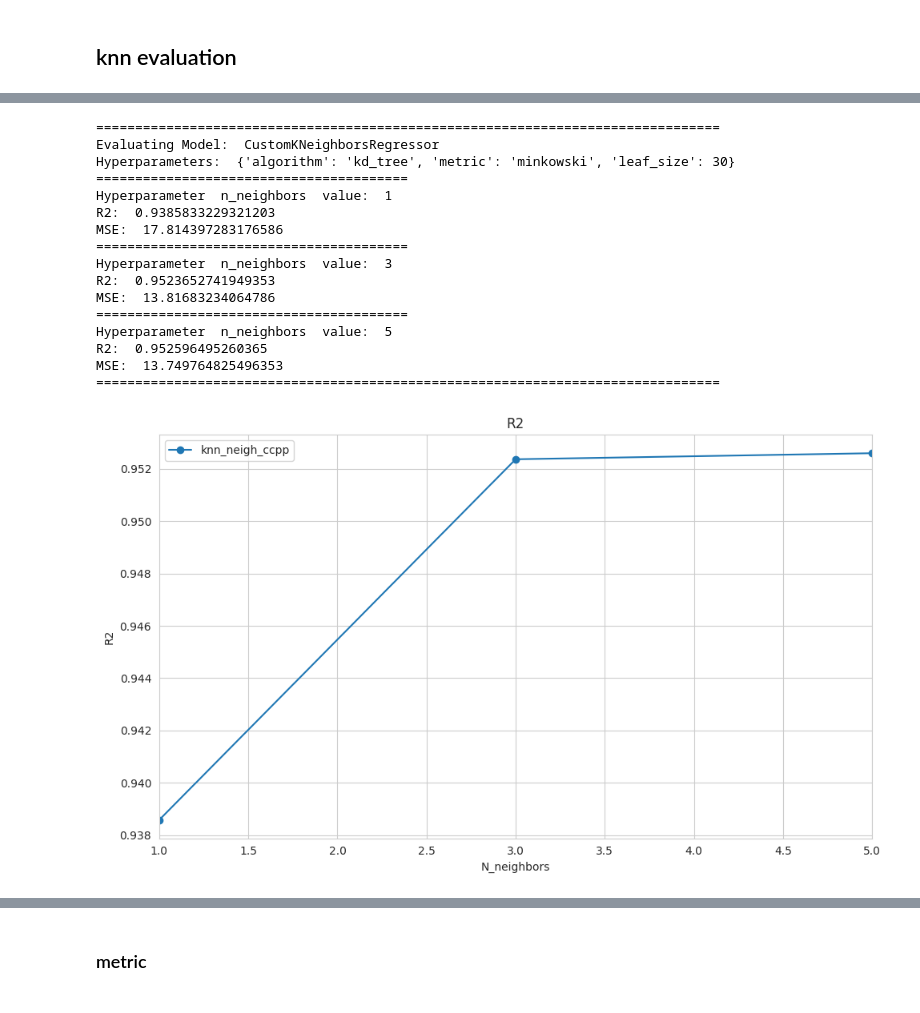
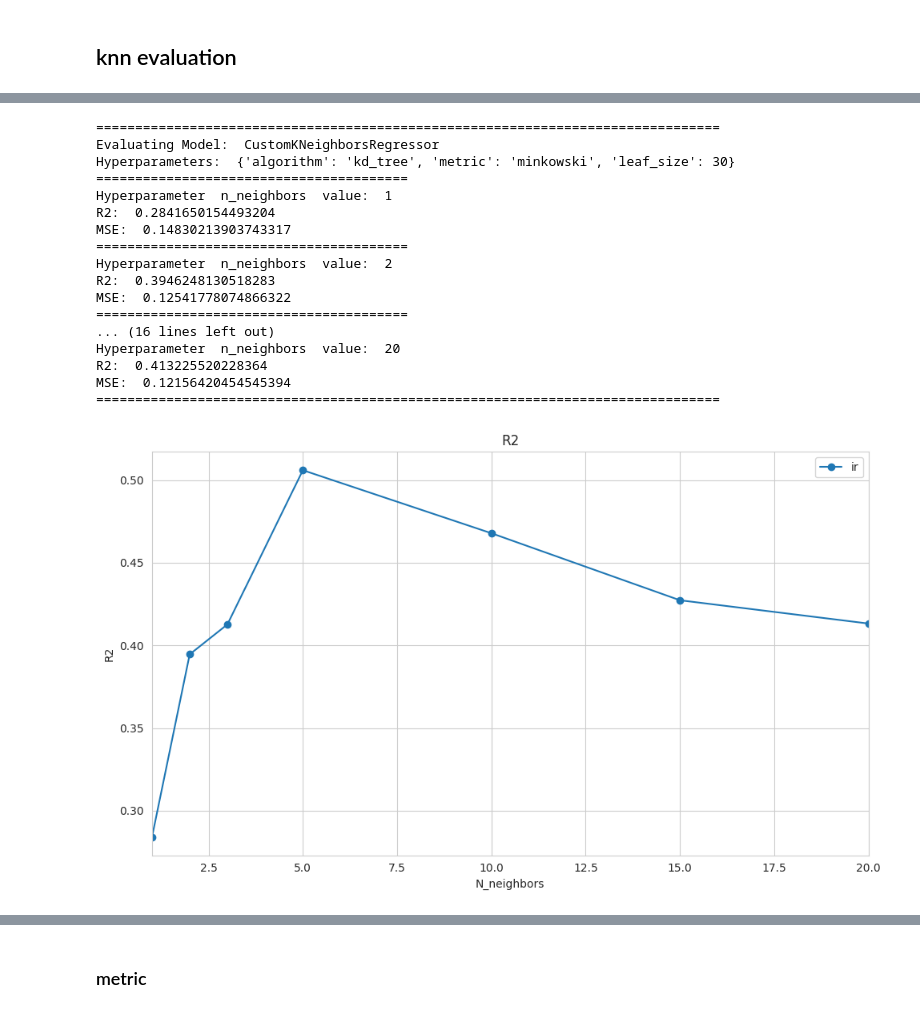
Before and after one commit to Maustrian3/ML24, a Jupyter notebook: exercise-2/ex2-evaluation.ipynb, the cells around one changed output, grey strips where cells are left out. Saved outputs shown, nothing was run; the diff lists cells and outputs as text; code cells hidden in the pictures.

```diff
--- a/exercise-2/ex2-evaluation.ipynb
+++ b/exercise-2/ex2-evaluation.ipynb
@@ -99,6 +99,8 @@ ir_X_test = pipeline.transform(ir_X_test)
 
 ir_y_train = ir_y_train.to_numpy()
 ir_y_test = ir_y_test.to_numpy()
+ir_y_train = ir_y_train.astype(float)
+ir_y_test = ir_y_test.astype(float)
 ir_X_train
 # %% [output]
 array([[2.00000000e-01, 0.00000000e+00, 0.00000000e+00, ...,
@@ -243,35 +304,24 @@ array([[0.59585185, 0.42099644, 0.40584014, 0.84294611],
 # %%
-
-hyperparameters = {
-    #'n_neighbors': 5,
-    'algorithm': 'kd_tree',
-    'metric': 'minkowski',
-    'leaf_size': 30
-}
-hyperparameters_iterator = {'n_neighbors': [1, 3, 5, 7, 9, 11, 13, 15, 17, 19]}
-knn_neigh_ccpp = evaluator.evaluate2(CustomKNeighborsRegressor, ccpp_X_train, ccpp_y_train, ccpp_X_test, ccpp_y_test, hyperparameters=hyperparameters,
-                           hyperparameters_iterate=hyperparameters_iterator)
-
-knn_neigh_bf = evaluator.evaluate2(CustomKNeighborsRegressor, bf_X_train, bf_y_train, bf_X_test, bf_y_test, hyperparameters=hyperparameters,
-                           hyperparameters_iterate=hyperparameters_iterator)
-
+hyperparameters_iterator = {'n_neighbors': [1, 2, 3, 5, 10, 15, 20]}
 knn_neigh_ir = evaluator.evaluate2(CustomKNeighborsRegressor, ir_X_train, ir_y_train, ir_X_test, ir_y_test, hyperparameters=hyperparameters,
                            hyperparameters_iterate=hyperparameters_iterator)
+evaluator.draw_diagram2_list({"ir": knn_neigh_ir}, x_axis='n_neighbors', y_axis=['R2', 'MSE', 'time'], logaritmic=False)
 # %% [output]
 ================================================================================
 Evaluating Model:  CustomKNeighborsRegressor
 Hyperparameters:  {'algorithm': 'kd_tree', 'metric': 'minkowski', 'leaf_size': 30}
 ========================================
 Hyperparameter  n_neighbors  value:  1
-R2:  0.9385833229321203
-MSE:  17.814397283176586
+R2:  0.2841650154493204
+MSE:  0.14830213903743317
 ========================================
-Hyperparameter  n_neighbors  value:  3
-R2:  0.9523652741949353
-MSE:  13.81683234064786
+Hyperparameter  n_neighbors  value:  2
+R2:  0.3946248130518283
+MSE:  0.12541778074866322
 ========================================
-Hyperparameter  n_neighbors  value:  5
-R2:  0.952596495260365
-MSE:  13.749764825496353
+... (16 lines left out)
+Hyperparameter  n_neighbors  value:  20
+R2:  0.413225520228364
+MSE:  0.12156420454545394
 ================================================================================
-[figure, old version]
+[figure, new version]
```
Also changed, not shown: parts of 14 cells of this notebook.
